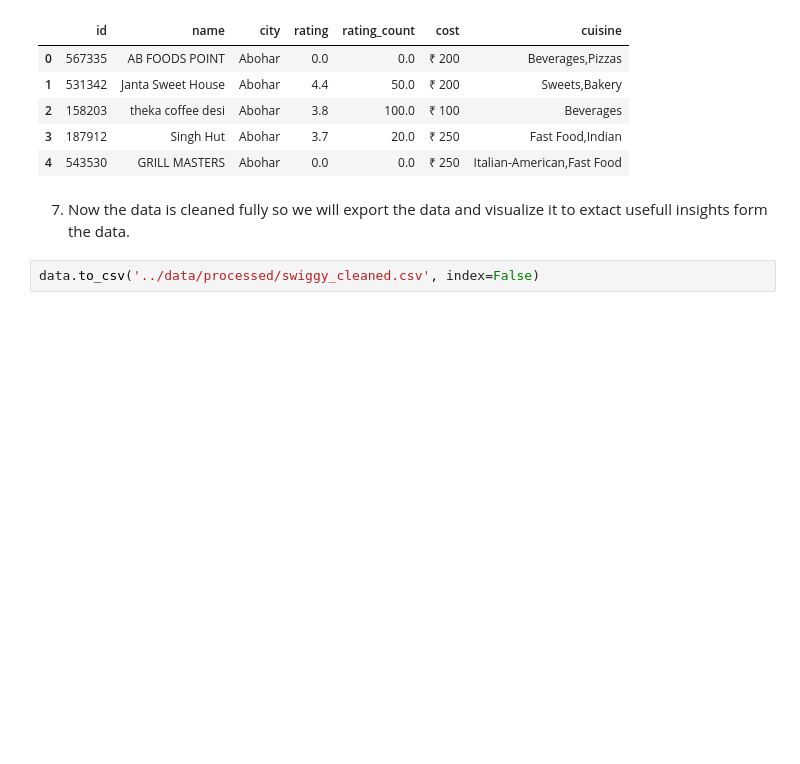
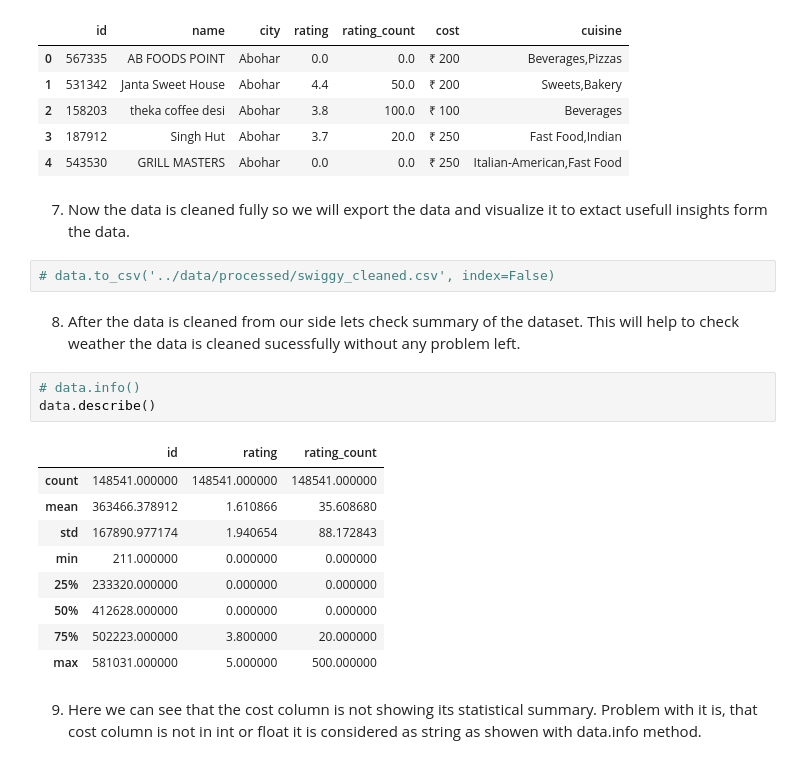
Before and after one commit to Devang-Rohilla/Swiggy_EDA, a Jupyter notebook: notebooks/Swiggy-India_EDA.ipynb, the cells around one changed output. Drawn from its saved outputs; the diff is of its cells as text; blank space fills up the shorter version.

```diff
--- a/notebooks/Swiggy-India_EDA.ipynb
+++ b/notebooks/Swiggy-India_EDA.ipynb
@@ -94,4 +94,23 @@ data.head()
 # %% [markdown]
 7. Now the data is cleaned fully so we will export the data and visualize it to extact usefull insights form the data.
 # %%
-data.to_csv('../data/processed/swiggy_cleaned.csv', index=False)
+# data.to_csv('../data/processed/swiggy_cleaned.csv', index=False)
+# %% [markdown]
+8. After the data is cleaned from our side lets check summary of the dataset.
+This will help to check weather the data is cleaned sucessfully without any problem left.
+# %%
+# data.info()
+data.describe()
+# %% [output]
+|  | id | rating | rating_count |
+| count | 148541.000000 | 148541.000000 | 148541.000000 |
+| mean | 363466.378912 | 1.610866 | 35.608680 |
+| std | 167890.977174 | 1.940654 | 88.172843 |
+| min | 211.000000 | 0.000000 | 0.000000 |
+| 25% | 233320.000000 | 0.000000 | 0.000000 |
+| 50% | 412628.000000 | 0.000000 | 0.000000 |
+| 75% | 502223.000000 | 3.800000 | 20.000000 |
+| max | 581031.000000 | 5.000000 | 500.000000 |
+# %% [markdown]
+9. Here we can see that the cost column is not showing its statistical summary.
+    Problem with it is, that cost column is not in int or float it is considered as string as showen with data.info method.
```
Also changed, not shown: parts of 8 cells of this notebook.
